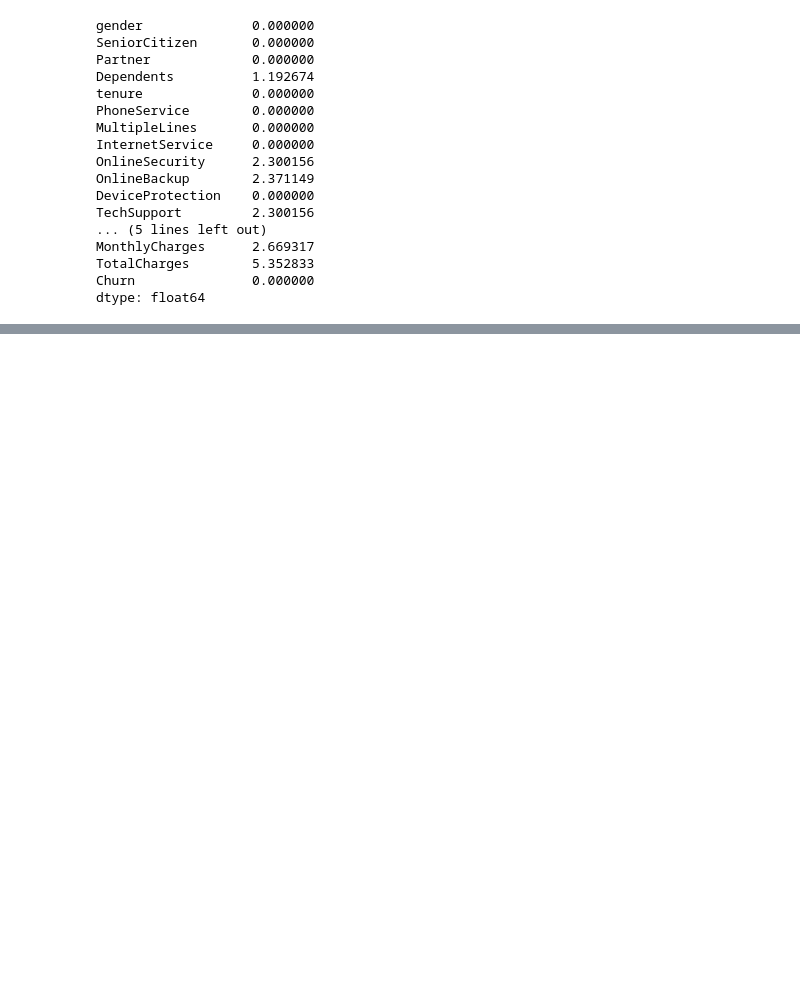
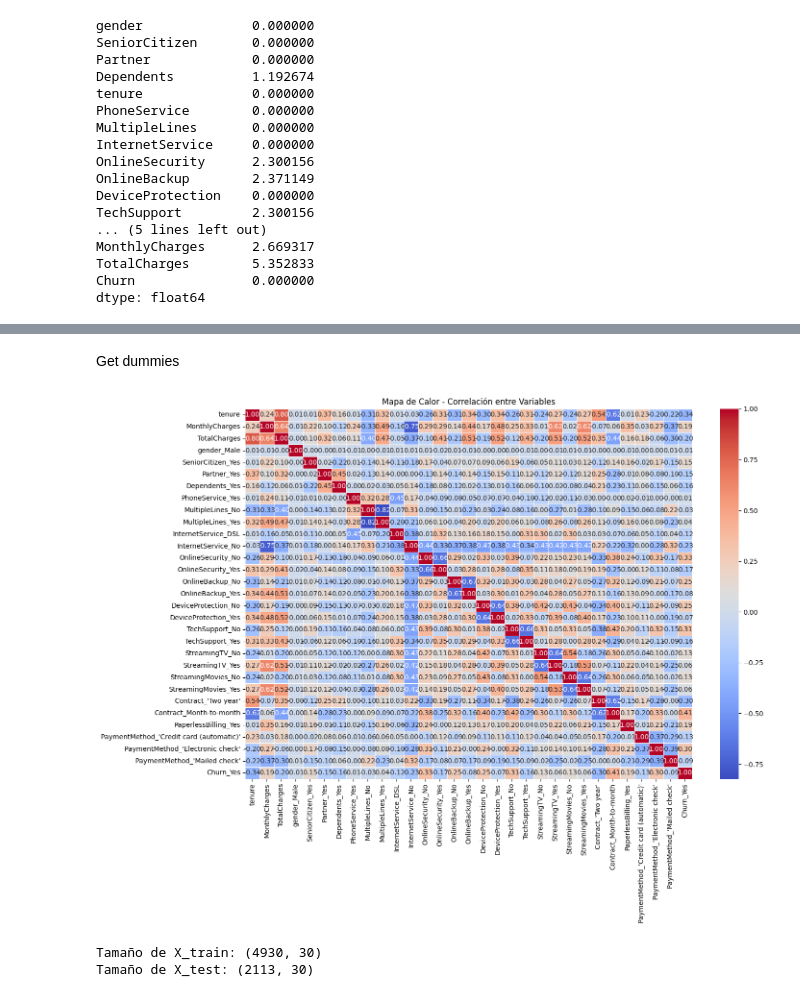
Before and after one commit to carenpg/Proyecto2-Analitica, a Jupyter notebook: prueba.ipynb, the cells around one changed output, grey strips where cells are left out. Saved outputs shown, nothing was run; the diff lists cells and outputs as text; code cells hidden in the pictures; blank space fills up the shorter version.

```diff
--- a/prueba.ipynb
+++ b/prueba.ipynb
@@ -216,15 +216,15 @@ TotalCharges        5.352833
 Churn               0.000000
 dtype: float64
 # %%
-
 data['Dependents'].fillna(data['Dependents'].mode()[0], inplace=True)
 
+'No'
 cols_fill_no = ['OnlineSecurity', 'OnlineBackup', 'TechSupport']
 for col in cols_fill_no:
     data[col].fillna('No', inplace=True)
 
 data['MonthlyCharges'].fillna(data['MonthlyCharges'].median(), inplace=True)
 
-# Verificar que no haya nulos restantes
-print(data.isnull().sum())
+data['TotalCharges'] = pd.to_numeric(data['TotalCharges'], errors='coerce')
+data['TotalCharges'].fillna(data['MonthlyCharges'] * data['tenure'], inplace=True)
 # %% [output]
@@ -265,0 +255,11 @@ For example, when doing 'df[col].method(value, inplace=True)', try using 'df.met
+# %%
+
+threshold = 30  # Porcentaje límite
+cols_to_drop = missing_percent[missing_percent > threshold].index
+data.drop(columns=cols_to_drop, inplace=True)
+
+for col in missing_percent[missing_percent <= threshold].index:
+    if data[col].dtype == 'object':  # Categóricas
+        data[col].fillna(data[col].mode()[0], inplace=True)
+    else:  # Numéricas
+        data[col].fillna(data[col].median(), inplace=True)
@@ -265,0 +306,3 @@ For example, when doing 'df[col].method(value, inplace=True)', try using 'df.met
+# %%
+
+data['TotalCharges'].fillna(data['MonthlyCharges'] * data['tenure'], inplace=True)
@@ -265,0 +316,24 @@ For example, when doing 'df[col].method(value, inplace=True)', try using 'df.met
+# %% [markdown]
+Get dummies
+# %%
+data_encoded = pd.get_dummies(data, drop_first=True)
+# %%
+plt.figure(figsize=(15, 10))
+sns.heatmap(data_encoded.corr(), annot=True, cmap='coolwarm', fmt='.2f', linewidths=0.5)
+plt.title('Mapa de Calor - Correlación entre Variables')
+plt.show()
+# %% [output]
+[figure, added]
+# %%
+from sklearn.model_selection import train_test_split
+
+X = data_encoded.drop('Churn_Yes', axis=1)  # Variables independientes
+y = data_encoded['Churn_Yes']                # Variable objetivo
+
+X_train, X_test, y_train, y_test = train_test_split(X, y, test_size=0.3, random_state=42)
+
+print(f"Tamaño de X_train: {X_train.shape}")
+print(f"Tamaño de X_test: {X_test.shape}")
+# %% [output]
+Tamaño de X_train: (4930, 30)
+Tamaño de X_test: (2113, 30)
```
Also changed, not shown: parts of 44 cells of this notebook.
